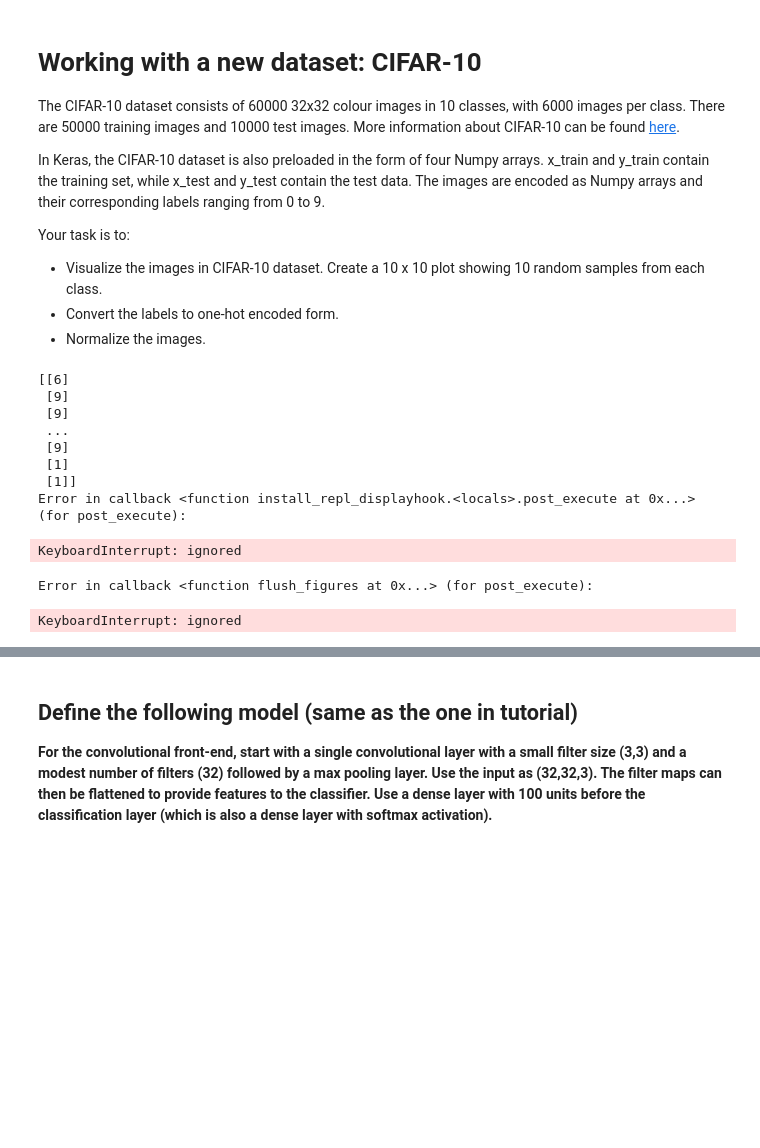
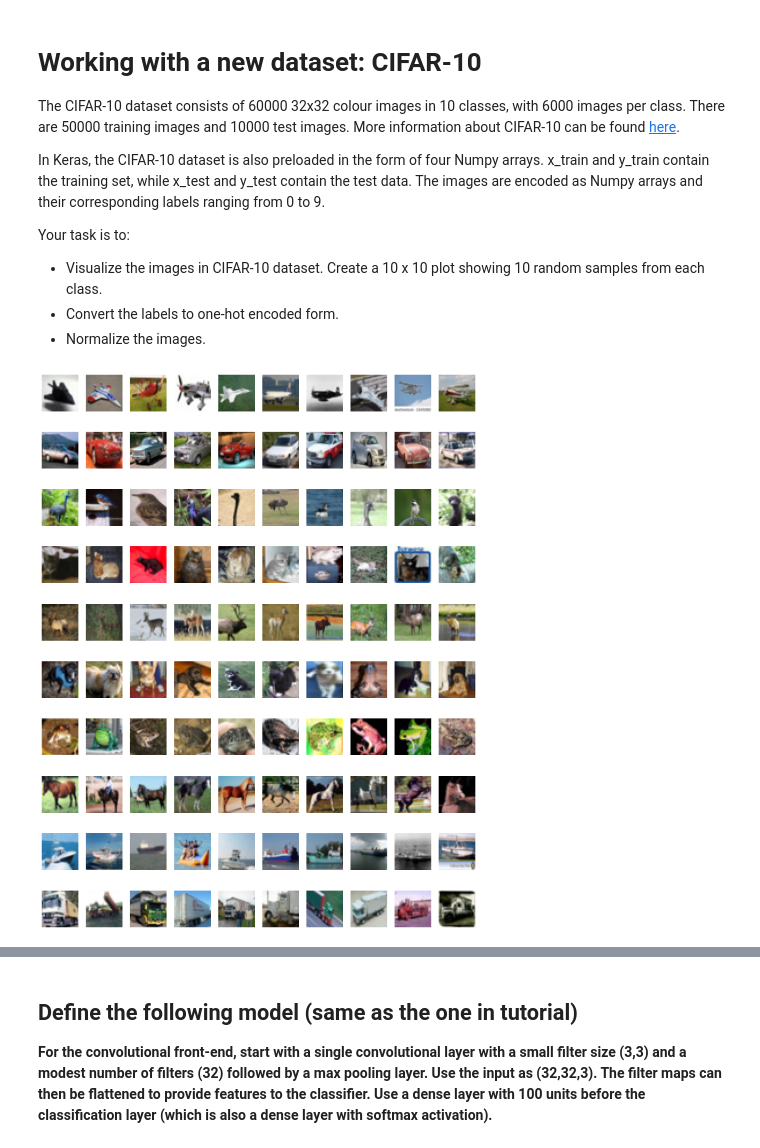
Before and after one commit to mario-rot/ComputerVisionCourse-MAI, a Jupyter notebook: Session 8/P8_Mario_Lauren.ipynb, the cells around one changed output, grey strips where cells are left out. Drawn from its saved outputs; the diff is of its cells as text; code cells hidden in the pictures; blank space fills up the shorter version.

Commit message:
Printing Cifar 10 samples

```diff
--- a/Session 8/P8_Mario_Lauren.ipynb
+++ b/Session 8/P8_Mario_Lauren.ipynb
@@ -84,18 +84,17 @@ Your task is to:
 from tensorflow.keras.datasets import cifar10
 (x_train, y_train), (x_test, y_test) = cifar10.load_data()
 
-print(y_train)
-
 counters = [10]*10
-indexes = []
 images = {i:[] for i in range(10)}
 
 for idx, i in enumerate(y_train):
   if counters[i[0]] != 0:
     counters[i[0]] -= 1
-    images[i].append(x_train[idx])
+    images[i[0]].append(x_train[idx])
   if sum(counters) == 0:
     break
+
+images = [img for sublist in list(images.values()) for img in sublist]
 
 
 
@@ -105,15 +104,3 @@ for idx, i in enumerate(y_train):
 # imgs = np.random.choice(indexes, 10)
 
 # custom_grids(images, 10, 10, axis='off').show()
-# %% [output]
-[[6]
- [9]
- [9]
- ...
- [9]
- [1]
- [1]]
-Error in callback <function install_repl_displayhook.<locals>.post_execute at 0x...> (for post_execute):
-KeyboardInterrupt: ignored
-Error in callback <function flush_figures at 0x...> (for post_execute):
-KeyboardInterrupt: ignored
@@ -122 +107,5 @@ list(images.values())
+# %%
+custom_grids(images[0:100], 10, 10, figsize = (15,20), axis='off', use_grid_spec=False).show()
+# %% [output]
+[figure, added]
 # %%
```
Also changed, not shown: parts of 3 cells of this notebook.
